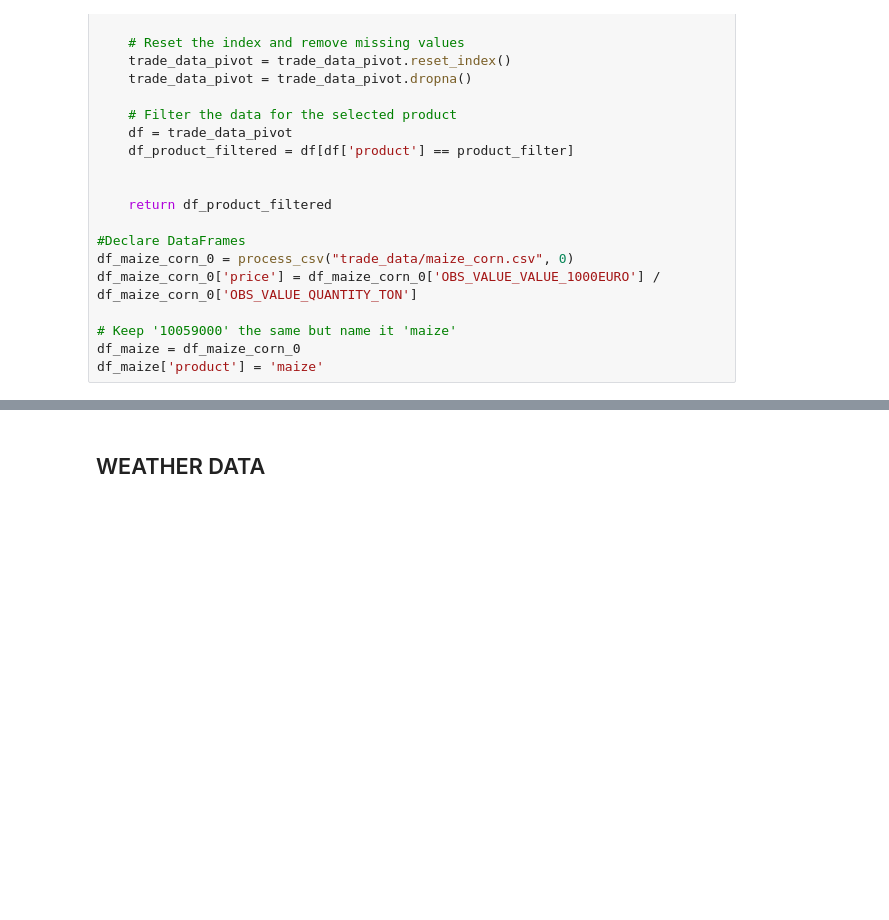
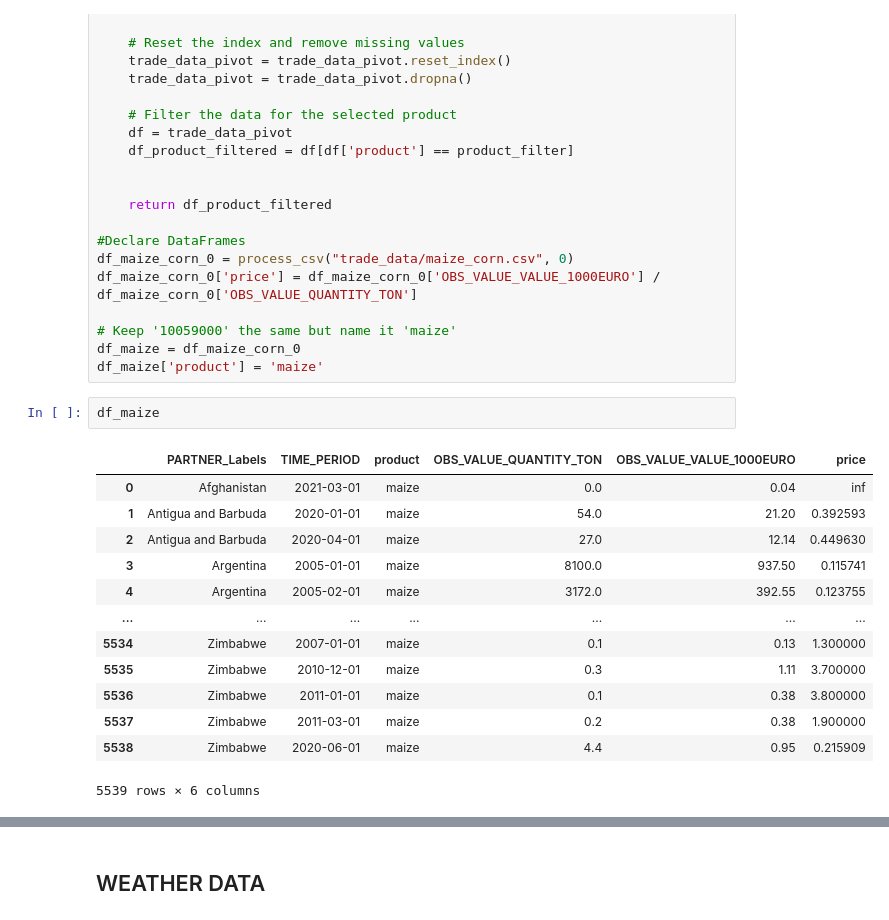
Before and after one commit to Gogonemnem/erasmus-university-rotterdam-assignments, a Jupyter notebook: code/notebooks/Bas/MAIZE - Data cleaning - full dataframe.ipynb, the cells around one changed output, grey strips where cells are left out. Saved outputs shown, nothing was run; the diff lists cells and outputs as text; blank space fills up the shorter version.

```diff
--- a/code/notebooks/Bas/MAIZE - Data cleaning - full dataframe.ipynb
+++ b/code/notebooks/Bas/MAIZE - Data cleaning - full dataframe.ipynb
@@ -63,3 +63,19 @@ df_maize_corn_0['price'] = df_maize_corn_0['OBS_VALUE_VALUE_1000EURO'] / df_maiz
 # Keep '10059000' the same but name it 'maize'
 df_maize = df_maize_corn_0
 df_maize['product'] = 'maize'
+# %%
+df_maize
+# %% [output]
+|  | PARTNER_Labels | TIME_PERIOD | product | OBS_VALUE_QUANTITY_TON | OBS_VALUE_VALUE_1000EURO | price |
+| 0 | Afghanistan | 2021-03-01 | maize | 0.0 | 0.04 | inf |
+| 1 | Antigua and Barbuda | 2020-01-01 | maize | 54.0 | 21.20 | 0.392593 |
+| 2 | Antigua and Barbuda | 2020-04-01 | maize | 27.0 | 12.14 | 0.449630 |
+| 3 | Argentina | 2005-01-01 | maize | 8100.0 | 937.50 | 0.115741 |
+| 4 | Argentina | 2005-02-01 | maize | 3172.0 | 392.55 | 0.123755 |
+| ... | ... | ... | ... | ... | ... | ... |
+| 5534 | Zimbabwe | 2007-01-01 | maize | 0.1 | 0.13 | 1.300000 |
+| 5535 | Zimbabwe | 2010-12-01 | maize | 0.3 | 1.11 | 3.700000 |
+| 5536 | Zimbabwe | 2011-01-01 | maize | 0.1 | 0.38 | 3.800000 |
+| 5537 | Zimbabwe | 2011-03-01 | maize | 0.2 | 0.38 | 1.900000 |
+| 5538 | Zimbabwe | 2020-06-01 | maize | 4.4 | 0.95 | 0.215909 |
+5539 rows × 6 columns
```
Also changed, not shown: parts of 5 cells of this notebook.
